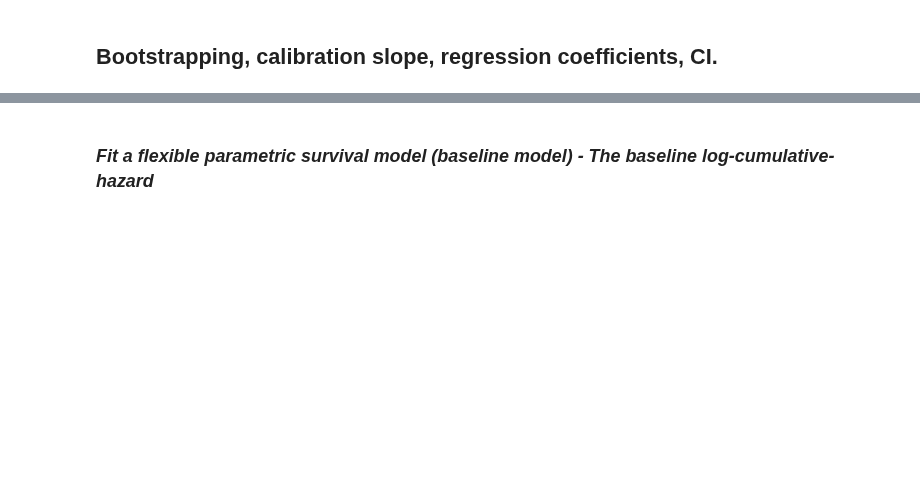
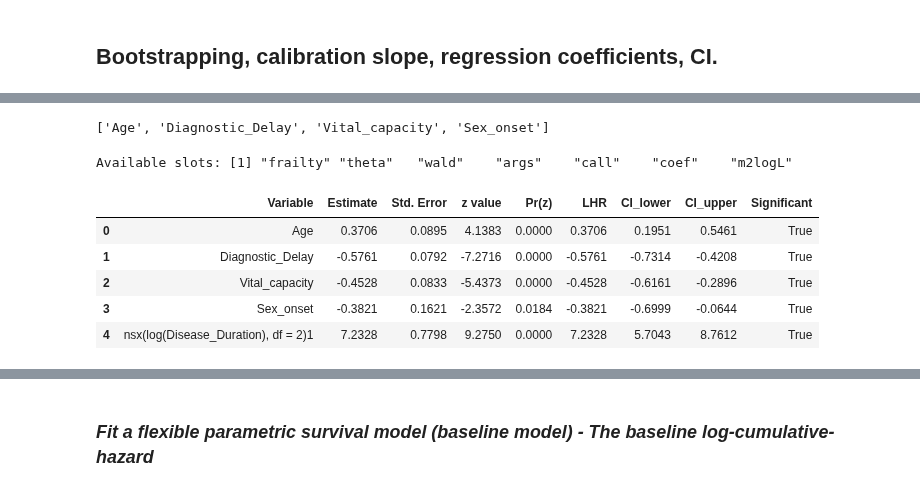
Before and after one commit to Uzoemeka/All_ALS_Data, a Jupyter notebook: 07.1_flexible_parametric_model_script_val_functionized.ipynb, the cells around one changed output, grey strips where cells are left out. Cells and saved outputs as stored; diff of their text form; code cells hidden in the pictures; blank space fills up the shorter version.

```diff
--- a/07.1_flexible_parametric_model_script_val_functionized.ipynb
+++ b/07.1_flexible_parametric_model_script_val_functionized.ipynb
@@ -222,6 +322,8 @@ miroli.head(3)
 | 2 | P01003 | 0.0 | 102.0 | Male | Limb | Active | 1 | 46.702259 | ... |
 # %%
 # standardize columns
+lical = standardize_column(lical)
+miro = standardize_column(miro)
 miroli = standardize_column(miroli)
 ril_301 = standardize_column(ril_301)
 proact = standardize_column(proact)
@@ -405,6 +613,8 @@ proact.head(3)
 cat_cols = ['Onset_site', 'European', 'Sex', 'Study_Arm','Expt']
 
 # One-hot encode
+lical_onehot = pd.get_dummies(lical, columns=cat_cols, drop_first=True)
+miro_onehot = pd.get_dummies(miro, columns=cat_cols, drop_first=True)
 miroli_onehot = pd.get_dummies(miroli, columns=cat_cols, drop_first=True)
 ril_301_onehot = pd.get_dummies(ril_301, columns=cat_cols, drop_first=True)
 proact_onehot = pd.get_dummies(proact, columns=cat_cols, drop_first=True)
@@ -1181,10 +1437,0 @@ lp_shrunk = np.array(lp) * np.mean(shrinkage_factors)
-# %%
-# Predict survival at a specific time
-t0 = 12  # time in same units as Disease_Duration
-
-surv_probs = ro.r['predict'](
-    final_model,
-    newdata=r_df,
-    type="surv",
-    time=t0
-)
@@ -1210,0 +2067,28 @@ surv_new = ro.r['predict'](
+# %%
+best_result['vars']
+# %% [output]
+['Age', 'Diagnostic_Delay', 'Vital_capacity', 'Sex_onset']
+# %%
+with localconverter(default_converter + pandas2ri.converter):
+        r_df = pandas2ri.py2rpy(dat_set)
+
+final_formula = Formula(
+    "Surv(Disease_Duration, Event==1) ~ " + " + ".join(best_result["vars"])
+)
+
+model_final = rstpm2.stpm2(
+    final_formula,
+    data=r_df,
+    df=best_result["spline_df"]
+)
+df_coef = extract_coefficients_from_fp_model_log_haz_scale(model_final)
+df_coef = round(df_coef, 4)
+df_coef
+# %% [output]
+Available slots: [1] "frailty" "theta"   "wald"    "args"    "call"    "coef"    "m2logL"
+|  | Variable | Estimate | Std. Error | z value | Pr(z) | LHR | CI_lower | CI_upper | Significant |
+| 0 | Age | 0.3706 | 0.0895 | 4.1383 | 0.0000 | 0.3706 | 0.1951 | 0.5461 | True |
+| 1 | Diagnostic_Delay | -0.5761 | 0.0792 | -7.2716 | 0.0000 | -0.5761 | -0.7314 | -0.4208 | True |
+| 2 | Vital_capacity | -0.4528 | 0.0833 | -5.4373 | 0.0000 | -0.4528 | -0.6161 | -0.2896 | True |
+| 3 | Sex_onset | -0.3821 | 0.1621 | -2.3572 | 0.0184 | -0.3821 | -0.6999 | -0.0644 | True |
+| 4 | nsx(log(Disease_Duration), df = 2)1 | 7.2328 | 0.7798 | 9.2750 | 0.0000 | 7.2328 | 5.7043 | 8.7612 | True |
```
Also changed, not shown: parts of 75 cells of this notebook, 1 other file.
